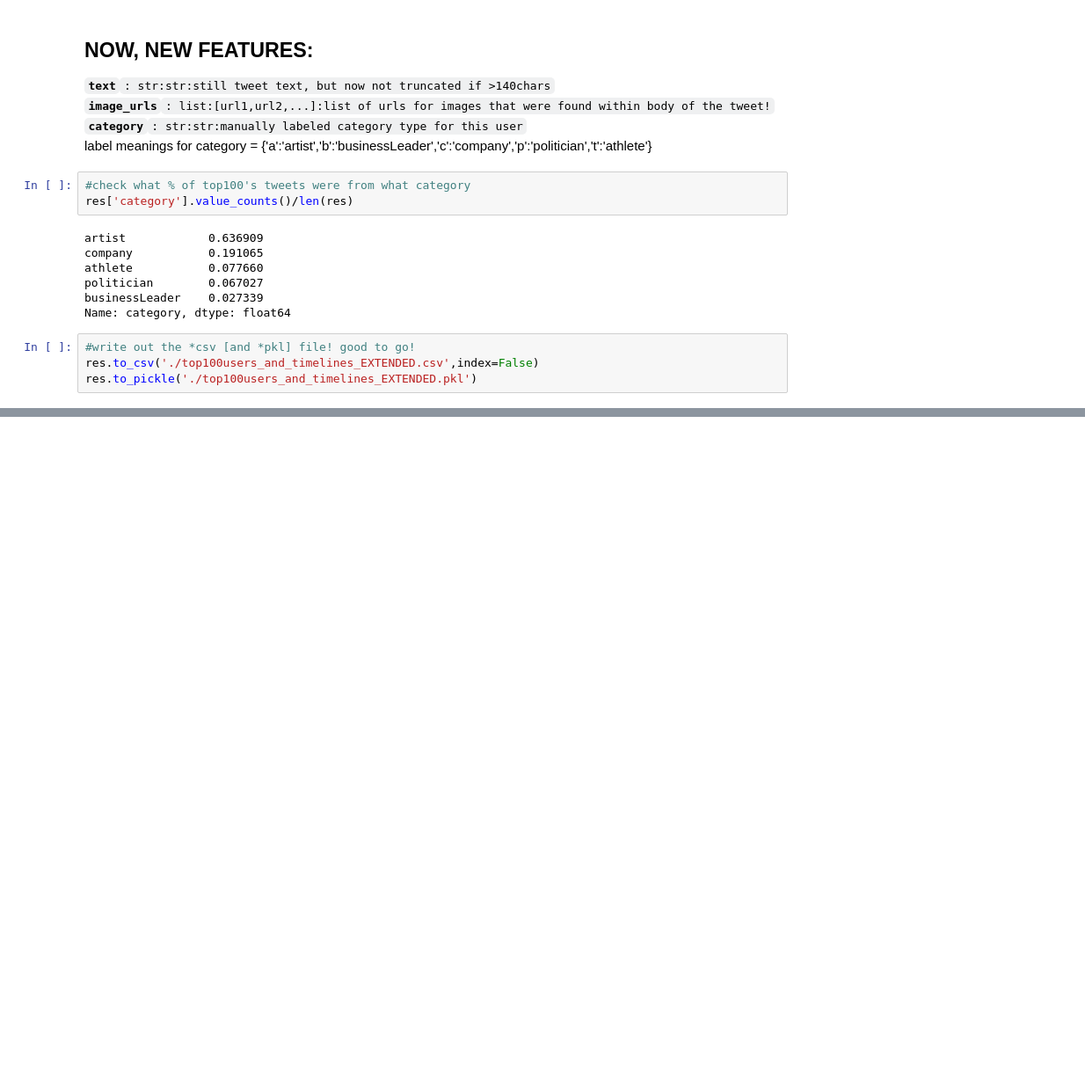
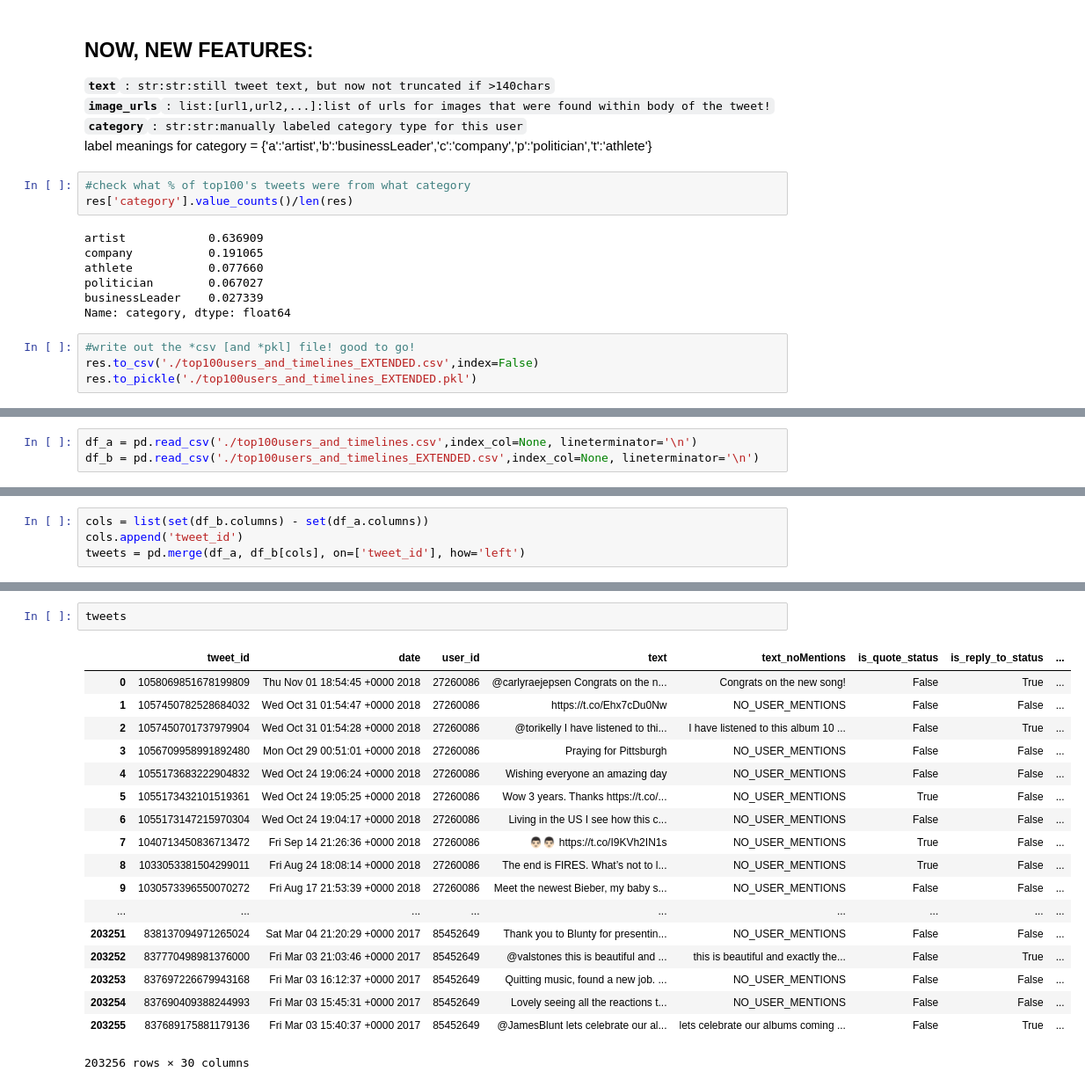
Before and after one commit to stefan-niculae/social-swear, a Jupyter notebook: misc/twitter_collect_top100_extended.ipynb, the cells around one changed output, grey strips where cells are left out. Shown at 88% size. Drawn from its saved outputs; the diff is of its cells as text; blank space fills up the shorter version.

```diff
--- a/misc/twitter_collect_top100_extended.ipynb
+++ b/misc/twitter_collect_top100_extended.ipynb
@@ -291,0 +294,3 @@ res.to_pickle('./top100users_and_timelines_EXTENDED.pkl')
+# %%
+df_a = pd.read_csv('./top100users_and_timelines.csv',index_col=None, lineterminator='\n')
+df_b = pd.read_csv('./top100users_and_timelines_EXTENDED.csv',index_col=None, lineterminator='\n')
@@ -291,0 +326,4 @@ res.to_pickle('./top100users_and_timelines_EXTENDED.pkl')
+# %%
+cols = list(set(df_b.columns) - set(df_a.columns))
+cols.append('tweet_id')
+tweets = pd.merge(df_a, df_b[cols], on=['tweet_id'], how='left')
@@ -291,0 +362,21 @@ res.to_pickle('./top100users_and_timelines_EXTENDED.pkl')
+# %%
+tweets
+# %% [output]
+|  | tweet_id | date | user_id | text | text_noMentions | is_quote_status | is_reply_to_status | ... |
+| 0 | 1058069851678199809 | Thu Nov 01 18:54:45 +0000 2018 | 27260086 | @carlyraejepsen Congrats on the n... | Congrats on the new song! | False | True | ... |
+| 1 | 1057450782528684032 | Wed Oct 31 01:54:47 +0000 2018 | 27260086 | https://t.co/Ehx7cDu0Nw | NO_USER_MENTIONS | False | False | ... |
+| 2 | 1057450701737979904 | Wed Oct 31 01:54:28 +0000 2018 | 27260086 | @torikelly I have listened to thi... | I have listened to this album 10 ... | False | True | ... |
+| 3 | 1056709958991892480 | Mon Oct 29 00:51:01 +0000 2018 | 27260086 | Praying for Pittsburgh | NO_USER_MENTIONS | False | False | ... |
+| 4 | 1055173683222904832 | Wed Oct 24 19:06:24 +0000 2018 | 27260086 | Wishing everyone an amazing day | NO_USER_MENTIONS | False | False | ... |
+| 5 | 1055173432101519361 | Wed Oct 24 19:05:25 +0000 2018 | 27260086 | Wow 3 years. Thanks https://t.co/... | NO_USER_MENTIONS | True | False | ... |
+| 6 | 1055173147215970304 | Wed Oct 24 19:04:17 +0000 2018 | 27260086 | Living in the US I see how this c... | NO_USER_MENTIONS | False | False | ... |
+| 7 | 1040713450836713472 | Fri Sep 14 21:26:36 +0000 2018 | 27260086 | 👨🏻👨🏻 https://t.co/I9KVh2IN1s | NO_USER_MENTIONS | True | False | ... |
+| 8 | 1033053381504299011 | Fri Aug 24 18:08:14 +0000 2018 | 27260086 | The end is FIRES. What’s not to l... | NO_USER_MENTIONS | True | False | ... |
+| 9 | 1030573396550070272 | Fri Aug 17 21:53:39 +0000 2018 | 27260086 | Meet the newest Bieber, my baby s... | NO_USER_MENTIONS | False | False | ... |
+| ... | ... | ... | ... | ... | ... | ... | ... | ... |
+| 203251 | 838137094971265024 | Sat Mar 04 21:20:29 +0000 2017 | 85452649 | Thank you to Blunty for presentin... | NO_USER_MENTIONS | False | False | ... |
+| 203252 | 837770498981376000 | Fri Mar 03 21:03:46 +0000 2017 | 85452649 | @valstones this is beautiful and ... | this is beautiful and exactly the... | False | True | ... |
+| 203253 | 837697226679943168 | Fri Mar 03 16:12:37 +0000 2017 | 85452649 | Quitting music, found a new job. ... | NO_USER_MENTIONS | False | False | ... |
+| 203254 | 837690409388244993 | Fri Mar 03 15:45:31 +0000 2017 | 85452649 | Lovely seeing all the reactions t... | NO_USER_MENTIONS | False | False | ... |
+| 203255 | 837689175881179136 | Fri Mar 03 15:40:37 +0000 2017 | 85452649 | @JamesBlunt lets celebrate our al... | lets celebrate our albums coming ... | False | True | ... |
+203256 rows × 30 columns
```
Also changed, not shown: parts of 7 cells of this notebook, 2 other files.
